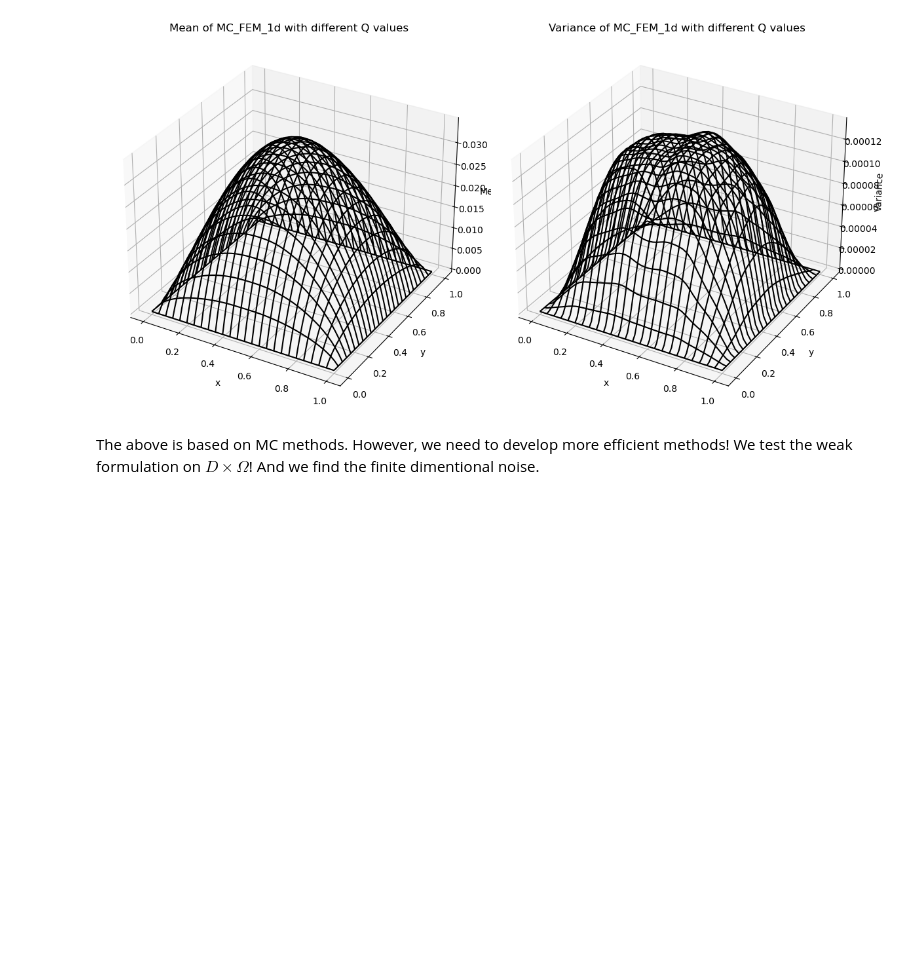
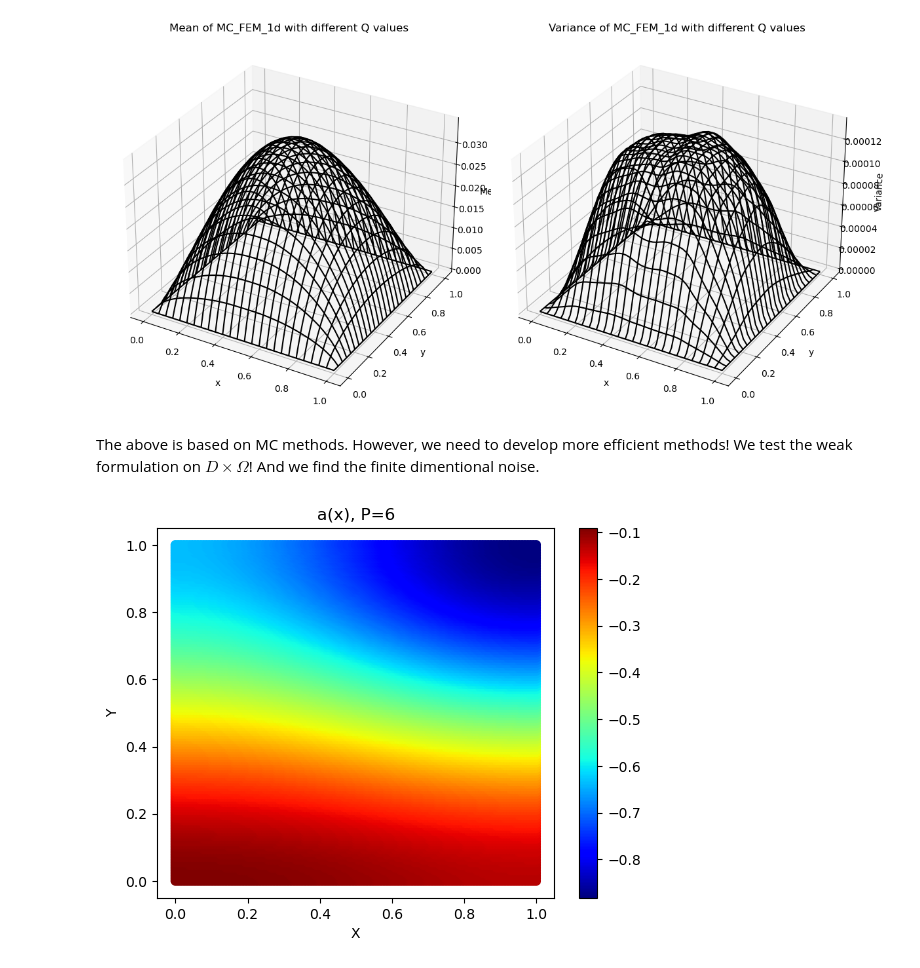
Before and after one commit to cgymmy/learnSDE, a Jupyter notebook: Chp9.ipynb, the cells around one changed output. Drawn from its saved outputs; the diff is of its cells as text; code cells hidden in the pictures; blank space fills up the shorter version.

```diff
--- a/Chp9.ipynb
+++ b/Chp9.ipynb
@@ -315,3 +315,38 @@ rho(D_minus)=5.143476790314682e-14
 [figure]
 # %% [markdown]
 The above is based on MC methods. However, we need to develop more efficient methods! We test the weak formulation on $D\times \Omega$! And we find the finite dimentional noise.
+# %%
+def twoD_Eigen(m, ell, x, y):
+    P = comb(m + 2, 2)
+    n = x.size
+    nu = np.zeros(P)
+    phi = np.zeros((n, P))
+    cnt = 0
+    for i in range(m + 1):
+        for j in range(m + 1 -i):
+            nu[cnt] = exp(-pi * (i**2 + j**2) * ell**2)/4
+            phi[:, cnt] = 2 * np.cos(i * pi * x) * np.cos(j * pi * y)
+            cnt += 1
+    return P, nu, phi
+
+ns = 128
+m = 2
+h, xv, yv, elt2vert, nvtx, ne = Uniform_Mesh(128)
+P, nu, phi = twoD_Eigen(m, 1, xv, yv)
+
+def a_tilde(P, nu, phi, seed = 42):
+    np.random.seed(seed)
+    xi = np.random.uniform(-sqrt(3), sqrt(3), size=P)
+    a = np.dot(phi, nu**(0.5) * xi)
+    return a
+
+a = a_tilde(P, nu, phi)
+
+plt.scatter(xv, yv, c = a, cmap='jet')
+plt.colorbar()  # 显示色条
+plt.title(f"a(x), P={P}")
+plt.xlabel('X')
+plt.ylabel('Y')
+plt.show()
+# %% [output]
+[figure, added]
```
Also changed, not shown: parts of 1 cell of this notebook.
